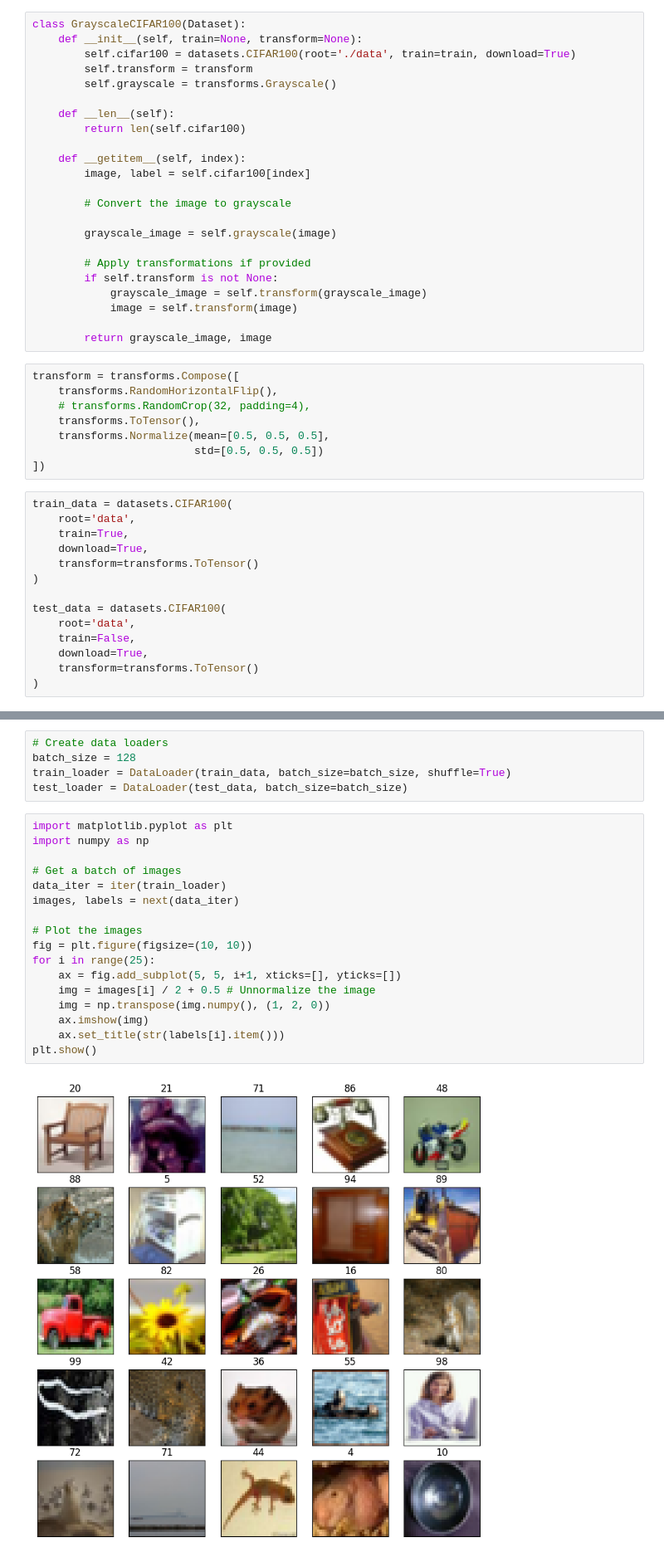
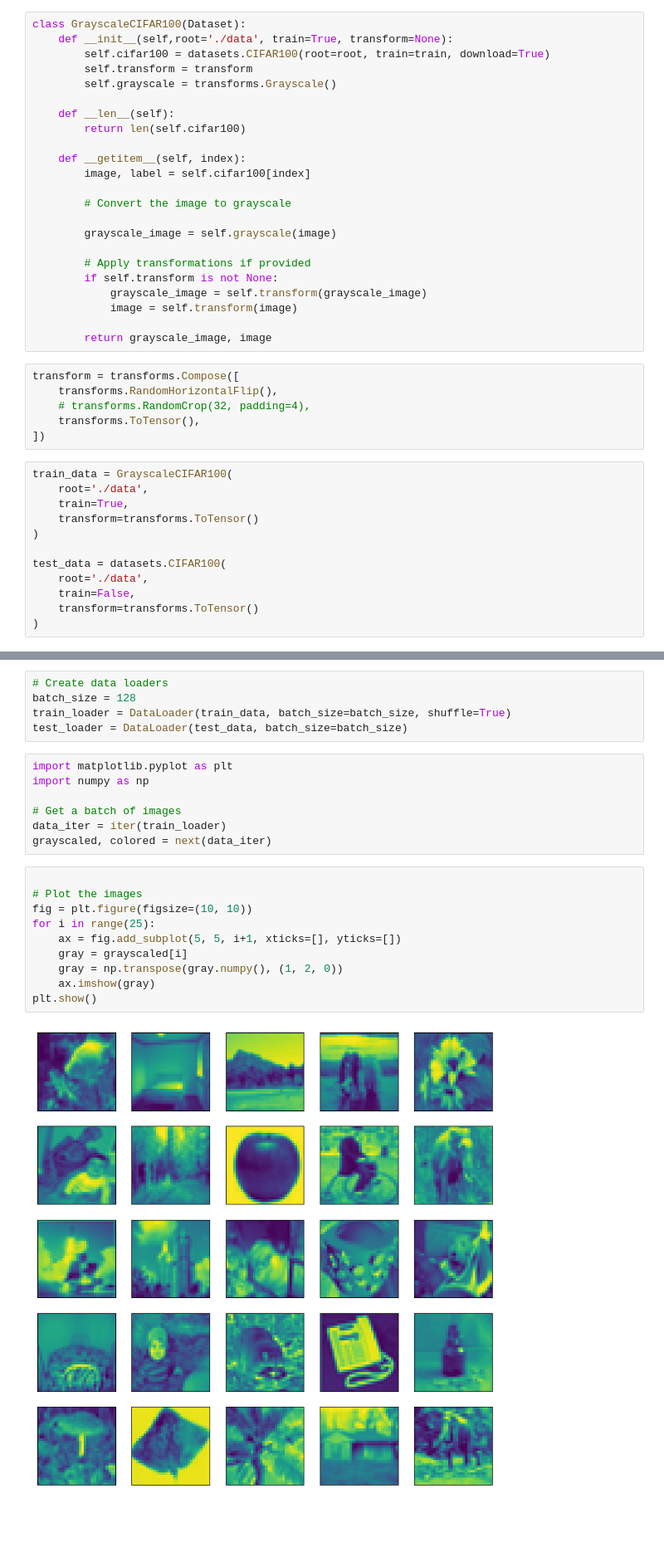
Before and after one commit to walkidni/grayscale-image-colorization, a Jupyter notebook: u-net_colorization.ipynb, the cells around one changed output, grey strips where cells are left out. Shown: that part at 83% size. Cells and saved outputs as stored; diff of their text form; blank space fills up the shorter version.

Commit message:
cifar100 to grayscale inputs and colored oututs for training and test data

```diff
--- a/u-net_colorization.ipynb
+++ b/u-net_colorization.ipynb
@@ -90,8 +90,8 @@ class UNet(nn.Module):
         return colored_image
 # %%
 class GrayscaleCIFAR100(Dataset):
-    def __init__(self, train=None, transform=None):
-        self.cifar100 = datasets.CIFAR100(root='./data', train=train, download=True)
+    def __init__(self,root='./data', train=True, transform=None):
+        self.cifar100 = datasets.CIFAR100(root=root, train=train, download=True)
         self.transform = transform
         self.grayscale = transforms.Grayscale()
 
@@ -116,21 +116,17 @@ transform = transforms.Compose([
     transforms.RandomHorizontalFlip(),
     # transforms.RandomCrop(32, padding=4),
     transforms.ToTensor(),
-    transforms.Normalize(mean=[0.5, 0.5, 0.5],
-                         std=[0.5, 0.5, 0.5])
 ])
 # %%
-train_data = datasets.CIFAR100(
-    root='data',
+train_data = GrayscaleCIFAR100(
+    root='./data',
     train=True,
-    download=True,
     transform=transforms.ToTensor()
 )
 
 test_data = datasets.CIFAR100(
-    root='data',
+    root='./data',
     train=False,
-    download=True,
     transform=transforms.ToTensor()
 )
 # %% [output]
@@ -144,22 +139,22 @@ test_data.transform = transform
 batch_size = 128
 train_loader = DataLoader(train_data, batch_size=batch_size, shuffle=True)
 test_loader = DataLoader(test_data, batch_size=batch_size)
+# %%
+import matplotlib.pyplot as plt
+import numpy as np
+
+# Get a batch of images
+data_iter = iter(train_loader)
+grayscaled, colored = next(data_iter)
 # %%
-import matplotlib.pyplot as plt
-import numpy as np
-
-# Get a batch of images
-data_iter = iter(train_loader)
-images, labels = next(data_iter)
 
 # Plot the images
 fig = plt.figure(figsize=(10, 10))
 for i in range(25):
     ax = fig.add_subplot(5, 5, i+1, xticks=[], yticks=[])
-    img = images[i] / 2 + 0.5 # Unnormalize the image
-    img = np.transpose(img.numpy(), (1, 2, 0))
-    ax.imshow(img)
-    ax.set_title(str(labels[i].item()))
+    gray = grayscaled[i]
+    gray = np.transpose(gray.numpy(), (1, 2, 0))
+    ax.imshow(gray)
 plt.show()
 # %% [output]
-[figure, old version]
+[figure, new version]
```
Also changed, not shown: parts of 2 cells of this notebook.
